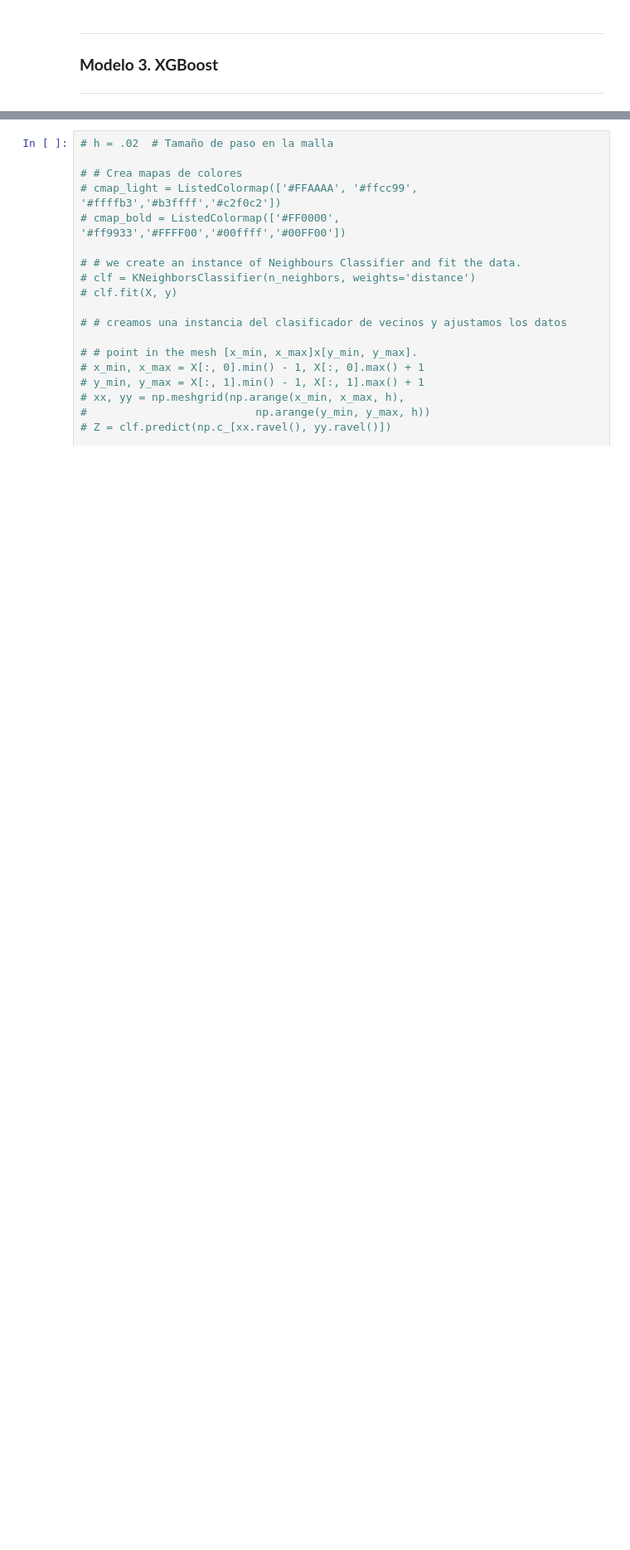
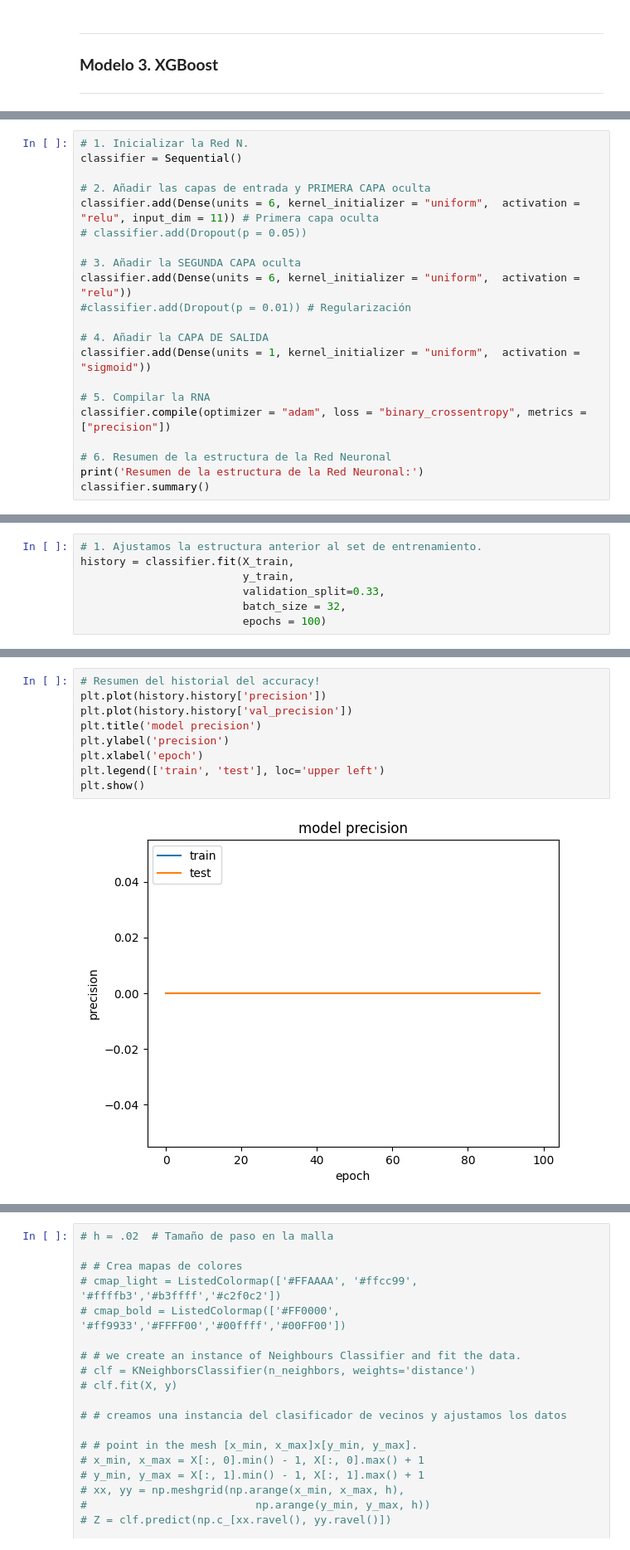
Before and after one commit to AxisAngeles/Antitheft_Insurances_ML_AAP, a Jupyter notebook: Antitheft_insurances.ipynb, the cells around one changed output, grey strips where cells are left out. Shown at 83% size. Cells and saved outputs as stored; diff of their text form; blank space fills up the shorter version.

```diff
--- a/Antitheft_insurances.ipynb
+++ b/Antitheft_insurances.ipynb
@@ -1182,0 +1230,21 @@ XGBoost
+# %%
+# 1. Inicializar la Red N.
+classifier = Sequential()
+
+# 2. Añadir las capas de entrada y PRIMERA CAPA oculta
+classifier.add(Dense(units = 6, kernel_initializer = "uniform",  activation = "relu", input_dim = 11)) # Primera capa oculta
+# classifier.add(Dropout(p = 0.05))
+
+# 3. Añadir la SEGUNDA CAPA oculta
+classifier.add(Dense(units = 6, kernel_initializer = "uniform",  activation = "relu"))
+#classifier.add(Dropout(p = 0.01)) # Regularización
+
+# 4. Añadir la CAPA DE SALIDA
+classifier.add(Dense(units = 1, kernel_initializer = "uniform",  activation = "sigmoid"))
+
+# 5. Compilar la RNA
+classifier.compile(optimizer = "adam", loss = "binary_crossentropy", metrics = ["precision"])
+
+# 6. Resumen de la estructura de la Red Neuronal
+print('Resumen de la estructura de la Red Neuronal:')
+classifier.summary()
@@ -1182,0 +1266,7 @@ XGBoost
+# %%
+# 1. Ajustamos la estructura anterior al set de entrenamiento.
+history = classifier.fit(X_train,
+                         y_train,
+                         validation_split=0.33,
+                         batch_size = 32,
+                         epochs = 100)
@@ -1182,0 +1377,11 @@ XGBoost
+# %%
+# Resumen del historial del accuracy!
+plt.plot(history.history['precision'])
+plt.plot(history.history['val_precision'])
+plt.title('model precision')
+plt.ylabel('precision')
+plt.xlabel('epoch')
+plt.legend(['train', 'test'], loc='upper left')
+plt.show()
+# %% [output]
+[figure, added]
```
Also changed, not shown: parts of 25 cells of this notebook.
